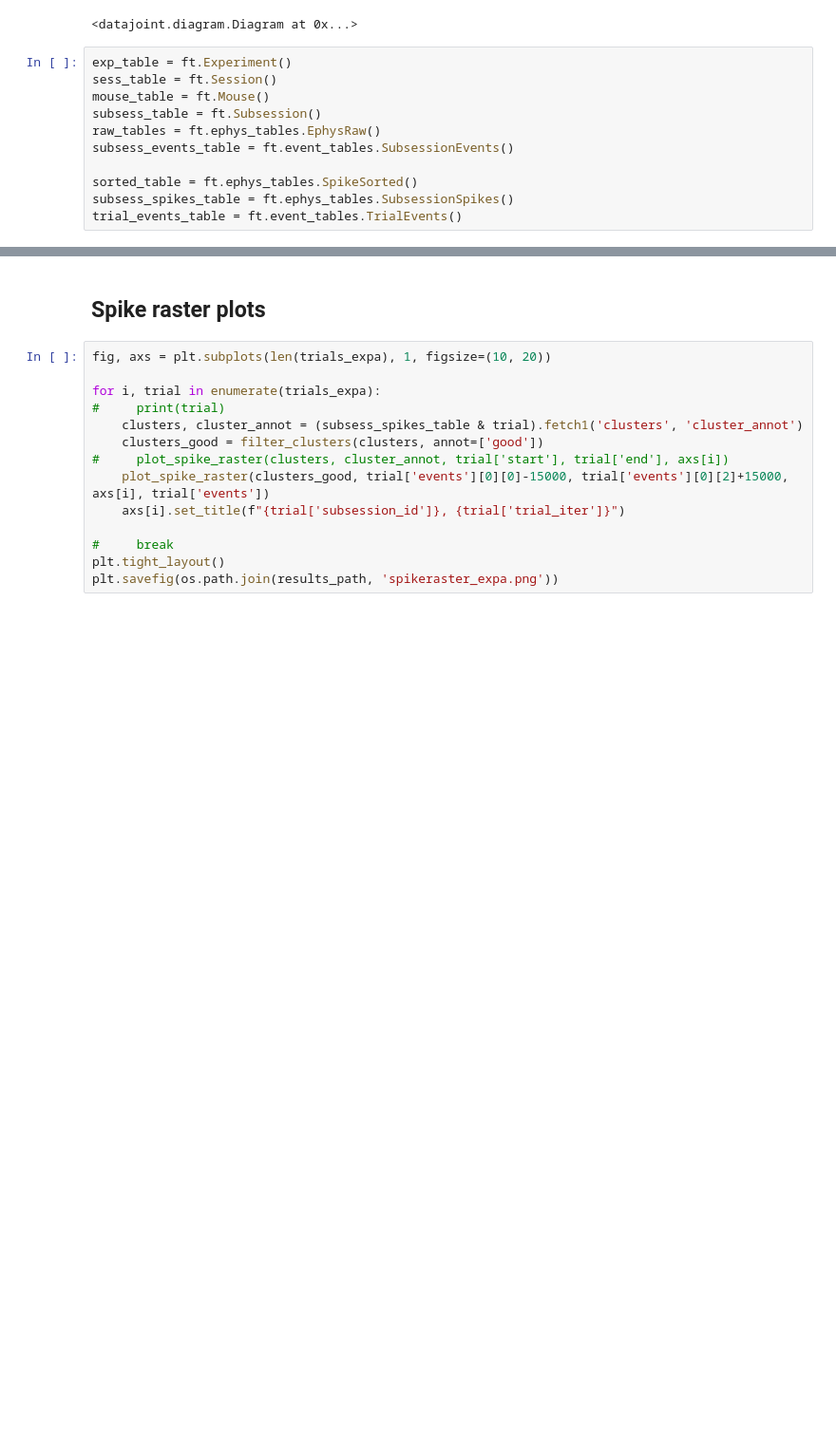
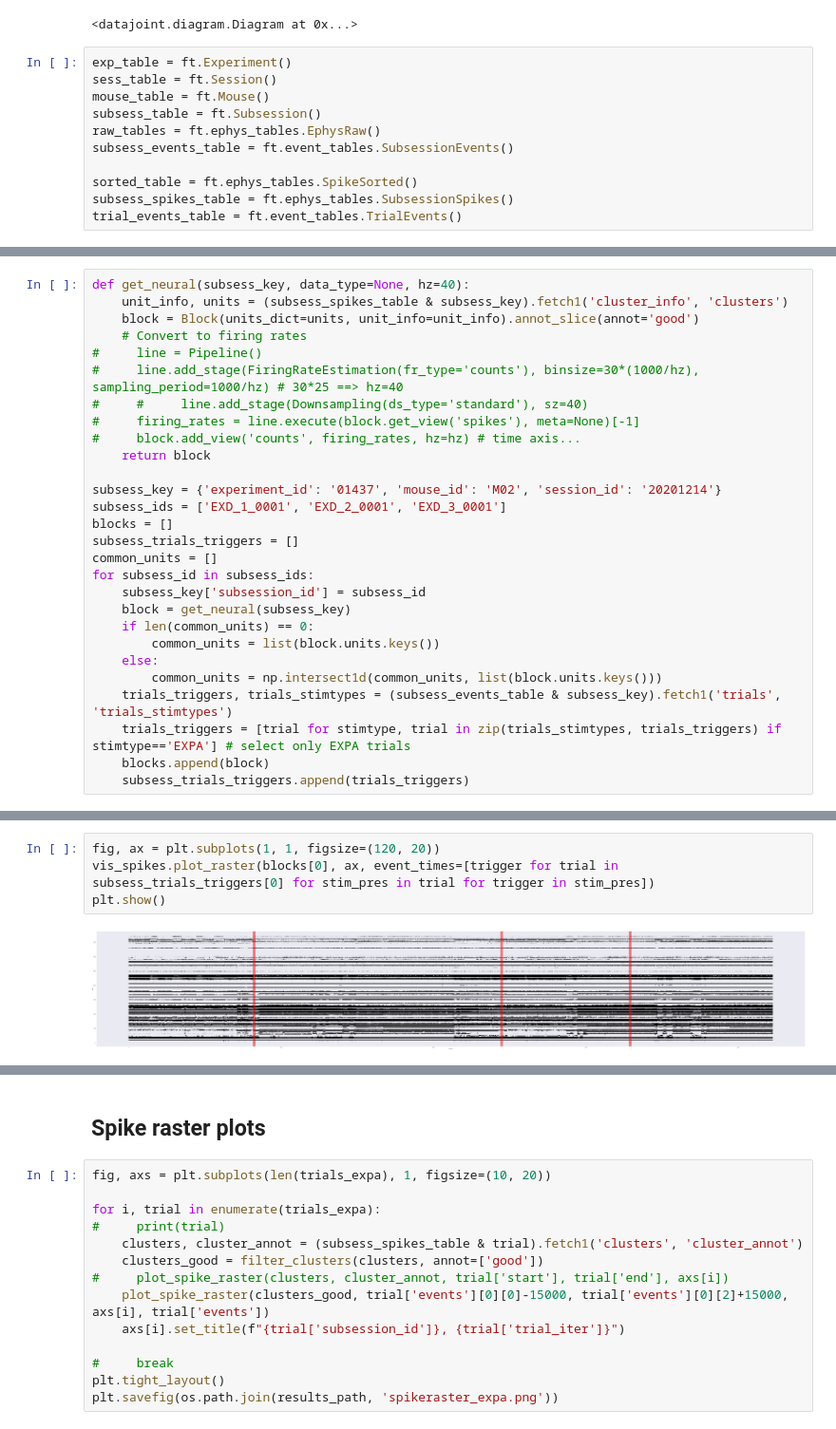
Before and after one commit to bramn22/DatajointVEIDB, a Jupyter notebook: notebooks/habituation_trials.ipynb, the cells around one changed output, grey strips where cells are left out. Shown at 95% size. Cells and saved outputs as stored; diff of their text form; blank space fills up the shorter version.

```diff
--- a/notebooks/habituation_trials.ipynb
+++ b/notebooks/habituation_trials.ipynb
@@ -108,0 +71,28 @@ trial['events']
+# %%
+def get_neural(subsess_key, data_type=None, hz=40):
+    unit_info, units = (subsess_spikes_table & subsess_key).fetch1('cluster_info', 'clusters')
+    block = Block(units_dict=units, unit_info=unit_info).annot_slice(annot='good')
+    # Convert to firing rates
+#     line = Pipeline()
+#     line.add_stage(FiringRateEstimation(fr_type='counts'), binsize=30*(1000/hz), sampling_period=1000/hz) # 30*25 ==> hz=40
+#     #     line.add_stage(Downsampling(ds_type='standard'), sz=40)
+#     firing_rates = line.execute(block.get_view('spikes'), meta=None)[-1]
+#     block.add_view('counts', firing_rates, hz=hz) # time axis...
+    return block
+
+subsess_key = {'experiment_id': '01437', 'mouse_id': 'M02', 'session_id': '20201214'}
+subsess_ids = ['EXD_1_0001', 'EXD_2_0001', 'EXD_3_0001']
+blocks = []
+subsess_trials_triggers = []
+common_units = []
+for subsess_id in subsess_ids:
+    subsess_key['subsession_id'] = subsess_id
+    block = get_neural(subsess_key)
+    if len(common_units) == 0:
+        common_units = list(block.units.keys())
+    else:
+        common_units = np.intersect1d(common_units, list(block.units.keys()))
+    trials_triggers, trials_stimtypes = (subsess_events_table & subsess_key).fetch1('trials', 'trials_stimtypes')
+    trials_triggers = [trial for stimtype, trial in zip(trials_stimtypes, trials_triggers) if stimtype=='EXPA'] # select only EXPA trials
+    blocks.append(block)
+    subsess_trials_triggers.append(trials_triggers)
@@ -108,0 +112,6 @@ trial['events']
+# %%
+fig, ax = plt.subplots(1, 1, figsize=(120, 20))
+vis_spikes.plot_raster(blocks[0], ax, event_times=[trigger for trial in subsess_trials_triggers[0] for stim_pres in trial for trigger in stim_pres])
+plt.show()
+# %% [output]
+[figure, added]
```
Also changed, not shown: parts of 16 cells of this notebook, 4 other files.
